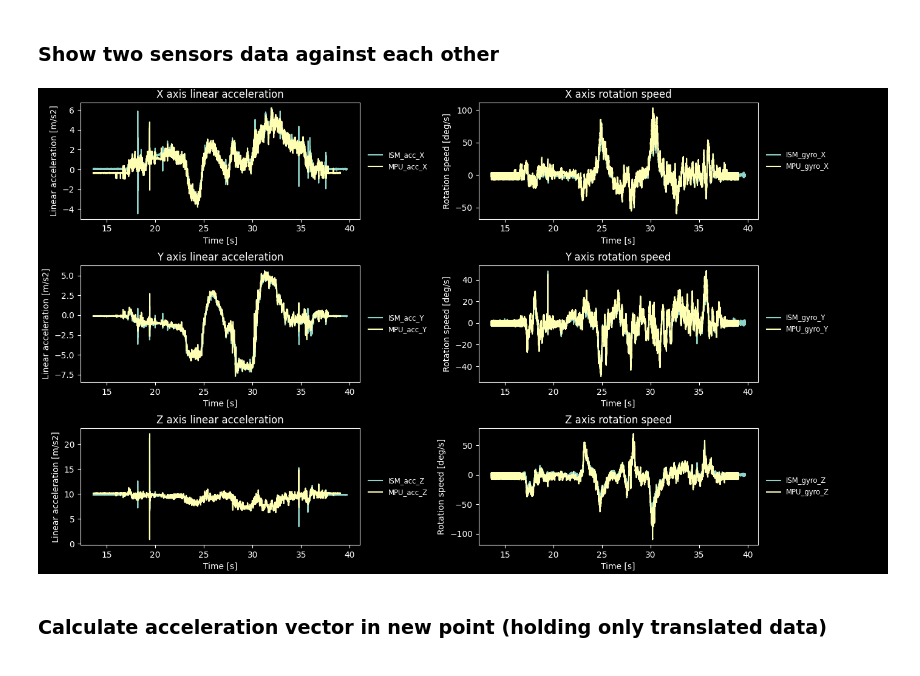
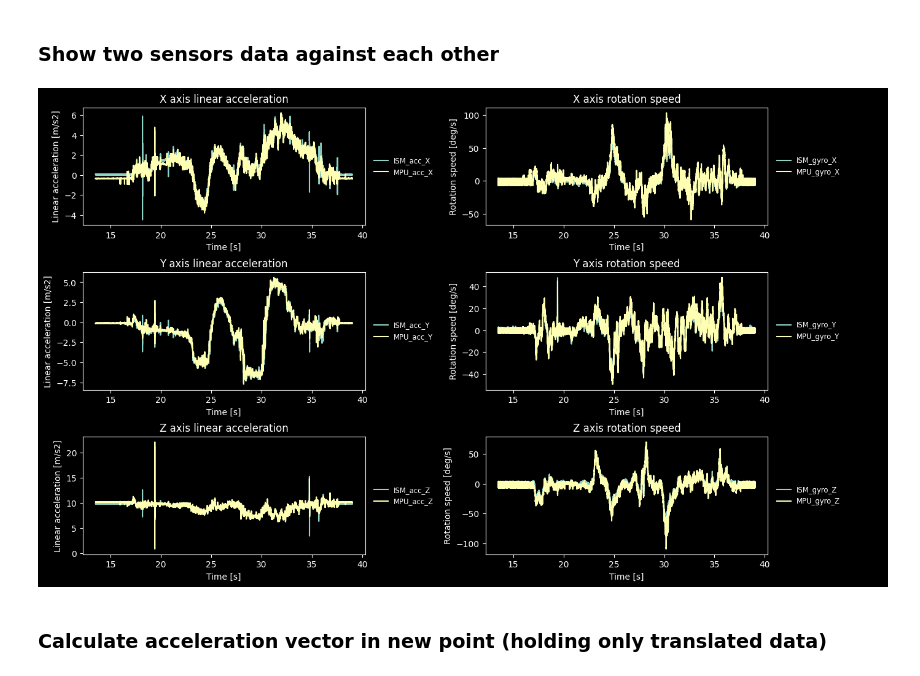
Before and after one commit to adam-wojewoda/scan_3d_MGR, a Jupyter notebook: gui_server/Trajectory_analysis.ipynb, the cells around one changed output. Saved outputs shown, nothing was run; the diff lists cells and outputs as text; code cells hidden in the pictures.

```diff
--- a/gui_server/Trajectory_analysis.ipynb
+++ b/gui_server/Trajectory_analysis.ipynb
@@ -29,7 +29,7 @@ plt.ion()
 print('Testing connection')
 db_host_address = 'localhost'
 print('Server IP: ' + db_host_address)
-db_client = Database_collector(host=db_host_address)
+db_client = Database_collector()
 if not db_client.check_connection():
     raise RuntimeError('No dataframe connection')
 else:
@@ -54,8 +54,8 @@ List of measurements:
 # %%
 #time_start=1644518082462
 #time_stop = 1644518106858
-time_start=1652530355581
-time_stop = 1652530381703
+time_start=1652530355
+time_stop = 1652530381
 data_raw_ISM = db_client.get_measurement_data('scan_sensor_test', 'ISM_330_raw', time_start, time_stop).dropna()
 data_raw_MPU = db_client.get_measurement_data('scan_sensor_test', 'MPU_9255_raw', time_start, time_stop).dropna()
 # %% [markdown]
@@ -74,13 +74,13 @@ data_bias_MPU = bias_MPU.apply_bias(data_raw_MPU)
 ### Rotate vectors of IMU data
 # %%
 device_geometry = GeometryVectors()
-data_rot_ISM = device_geometry.rotation_apply_vect(data_bias_ISM,['mean_acc_X_b','mean_acc_Y_b','mean_acc_Z_b'],'ISM_330')
-data_rot_ISM = device_geometry.rotation_apply_vect(data_rot_ISM,['mean_gyro_X_b','mean_gyro_Y_b','mean_gyro_Z_b'],'ISM_330')
-data_rot_MPU = device_geometry.rotation_apply_vect(data_bias_MPU,['mean_acc_X_b','mean_acc_Y_b','mean_acc_Z_b'],'MPU_9255')
-data_rot_MPU = device_geometry.rotation_apply_vect(data_rot_MPU,['mean_gyro_X_b','mean_gyro_Y_b','mean_gyro_Z_b'],'MPU_9255')
+data_rot_ISM = device_geometry.rotation_apply_vect(data_bias_ISM,['acc_X_b','acc_Y_b','acc_Z_b'],'ISM_330')
+data_rot_ISM = device_geometry.rotation_apply_vect(data_rot_ISM,['gyro_X_b','gyro_Y_b','gyro_Z_b'],'ISM_330')
+data_rot_MPU = device_geometry.rotation_apply_vect(data_bias_MPU,['acc_X_b','acc_Y_b','acc_Z_b'],'MPU_9255')
+data_rot_MPU = device_geometry.rotation_apply_vect(data_rot_MPU,['gyro_X_b','gyro_Y_b','gyro_Z_b'],'MPU_9255')
 # drop unneded columns
-data_rot_ISM.drop(columns=['mean_acc_X','mean_acc_Y','mean_acc_Z','mean_gyro_X','mean_gyro_Y','mean_gyro_Z'], inplace=True)
-data_rot_MPU.drop(columns=['mean_acc_X','mean_acc_Y','mean_acc_Z','mean_gyro_X','mean_gyro_Y','mean_gyro_Z'], inplace=True)
+data_rot_ISM.drop(columns=['acc_X','acc_Y','acc_Z','gyro_X','gyro_Y','gyro_Z'], inplace=True)
+data_rot_MPU.drop(columns=['acc_X','acc_Y','acc_Z','gyro_X','gyro_Y','gyro_Z'], inplace=True)
 # %% [markdown]
 print(data_rot_ISM.describe())
 # %% [markdown]
@@ -99,8 +99,8 @@ plt.style.use('dark_background')
 figure, axis = plt.subplots(3, 4,figsize=(14,8),gridspec_kw={'width_ratios': [2.6, 1,2.6,1]})
 
 # First plot
-axis[0, 0].plot(data_rot_ISM['mean_time_rel'], data_rot_ISM['mean_acc_X_b'], label='ISM_acc_X')
-axis[0, 0].plot(data_rot_MPU['mean_time_rel'], data_rot_MPU['mean_acc_X_b'], label='MPU_acc_X')
+axis[0, 0].plot(data_rot_ISM['time_rel'], data_rot_ISM['acc_X_b'], label='ISM_acc_X')
+axis[0, 0].plot(data_rot_MPU['time_rel'], data_rot_MPU['acc_X_b'], label='MPU_acc_X')
 axis[0, 0].set_title('X axis linear acceleration')
 axis[0, 0].set_xlabel('Time [s]')
 axis[0, 0].set_ylabel('Linear acceleration [m/s2]')
@@ -112,8 +112,8 @@ axis[0,1].axis("off")
 
 
 # Second plot
-axis[0, 2].plot(data_rot_ISM['mean_time_rel'], data_rot_ISM['mean_gyro_X_b'], label='ISM_gyro_X')
-axis[0, 2].plot(data_rot_MPU['mean_time_rel'], data_rot_MPU['mean_gyro_X_b'], label='MPU_gyro_X')
+axis[0, 2].plot(data_rot_ISM['time_rel'], data_rot_ISM['gyro_X_b'], label='ISM_gyro_X')
+axis[0, 2].plot(data_rot_MPU['time_rel'], data_rot_MPU['gyro_X_b'], label='MPU_gyro_X')
 axis[0, 2].set_title('X axis rotation speed')
 axis[0, 2].set_xlabel('Time [s]')
 axis[0, 2].set_ylabel('Rotation speed [deg/s]')
@@ -125,8 +125,8 @@ axis[0,3].axis("off")
 
 
 # Third plot
-axis[1, 0].plot(data_rot_ISM['mean_time_rel'], data_rot_ISM['mean_acc_Y_b'], label='ISM_acc_Y')
-axis[1, 0].plot(data_rot_MPU['mean_time_rel'], data_rot_MPU['mean_acc_Y_b'], label='MPU_acc_Y')
+axis[1, 0].plot(data_rot_ISM['time_rel'], data_rot_ISM['acc_Y_b'], label='ISM_acc_Y')
+axis[1, 0].plot(data_rot_MPU['time_rel'], data_rot_MPU['acc_Y_b'], label='MPU_acc_Y')
 axis[1, 0].set_title('Y axis linear acceleration')
 axis[1, 0].set_xlabel('Time [s]')
 axis[1, 0].set_ylabel('Linear acceleration [m/s2]')
@@ -138,8 +138,8 @@ axis[1,1].axis("off")
 
 
 # Fourth plot
-axis[1, 2].plot(data_rot_ISM['mean_time_rel'], data_rot_ISM['mean_gyro_Y_b'], label='ISM_gyro_Y')
-axis[1, 2].plot(data_rot_MPU['mean_time_rel'], data_rot_MPU['mean_gyro_Y_b'], label='MPU_gyro_Y')
+axis[1, 2].plot(data_rot_ISM['time_rel'], data_rot_ISM['gyro_Y_b'], label='ISM_gyro_Y')
+axis[1, 2].plot(data_rot_MPU['time_rel'], data_rot_MPU['gyro_Y_b'], label='MPU_gyro_Y')
 axis[1, 2].set_title('Y axis rotation speed')
 axis[1, 2].set_xlabel('Time [s]')
 axis[1, 2].set_ylabel('Rotation speed [deg/s]')
@@ -151,40 +151,40 @@ axis[1,3].axis("off")
 
 
 #Fifth plot
-axis[2, 0].plot(data_rot_ISM['mean_time_rel'], data_rot_ISM['mean_acc_Z_b'], label='ISM_acc_Z')
-axis[2, 0].plot(data_rot_MPU['mean_time_rel'], data_rot_MPU['mean_acc_Z_b'], label='MPU_acc_Z')
+axis[2, 0].plot(data_rot_ISM['time_rel'], data_rot_ISM['acc_Z_b'], label='ISM_acc_Z')
+axis[2, 0].plot(data_rot_MPU['time_rel'], data_rot_MPU['acc_Z_b'], label='MPU_acc_Z')
 axis[2, 0].set_title('Z axis linear acceleration')
 axis[2, 0].set_xlabel('Time [s]')
 axis[2, 0].set_ylabel('Linear acceleration [m/s2]')
 # Set legend next to plot
 h_2_0,l_2_0 = axis[2,0].get_legend_handles_labels()
 axis[2,1].legend(h_2_0,l_2_0,borderaxespad=0, loc='center left', fontsize='small',frameon=False)
 axis[2,1].axis("tight")
 axis[2,1].axis("off")
 
 
 # Sixth plot
-axis[2, 2].plot(data_rot_ISM['mean_time_rel'], data_rot_ISM['mean_gyro_Z_b'], label='ISM_gyro_Z')
-axis[2, 2].plot(data_rot_MPU['mean_time_rel'], data_rot_MPU['mean_gyro_Z_b'], label='MPU_gyro_Z')
+axis[2, 2].plot(data_rot_ISM['time_rel'], data_rot_ISM['gyro_Z_b'], label='ISM_gyro_Z')
+axis[2, 2].plot(data_rot_MPU['time_rel'], data_rot_MPU['gyro_Z_b'], label='MPU_gyro_Z')
 axis[2, 2].set_title('Z axis rotation speed')
 axis[2, 2].set_xlabel('Time [s]')
 axis[2, 2].set_ylabel('Rotation speed [deg/s]')
 # Set legend next to plot
 h_2_2,l_2_2 = axis[2,2].get_legend_handles_labels()
 axis[2,3].legend(h_2_2,l_2_2,borderaxespad=0, loc='center left', fontsize='small',frameon=False)
 axis[2,3].axis("tight")
 axis[2,3].axis("off")
 
 figure.subplots_adjust(left=0.05,
                     bottom=0.06,
                     right=0.98,
                     top=0.97,
                     wspace=0.03,
                     hspace=0.4)
 #plt.subplot_tool()
 #figure.tight_layout(pad=0.1, w_pad=0, h_pad=0.01)
 # %% [output]
-[figure, old version]
+[figure, new version]
 # %% [markdown]
 ### Calculate acceleration vector in new point (holding only translated data)
 # %%
```
Also changed, not shown: parts of 64 cells of this notebook, 9 other files.
